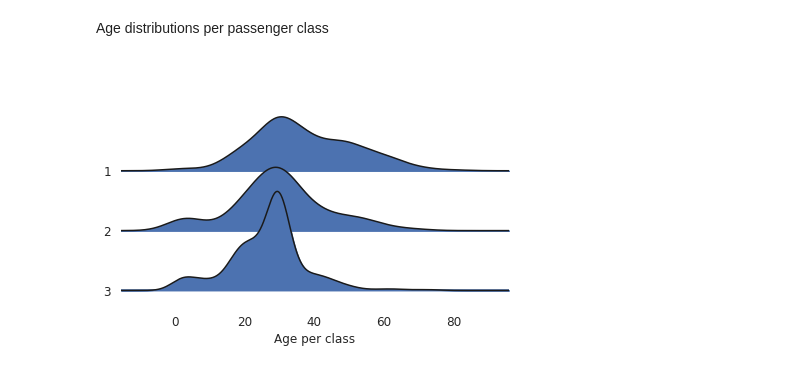
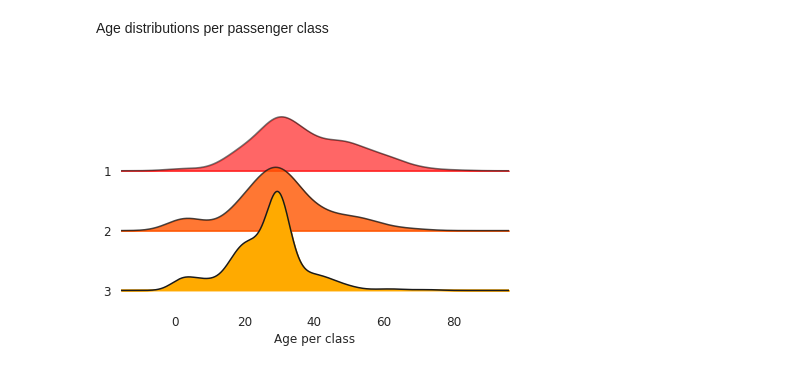
Before and after one commit to yannick42/notebooks, a Jupyter notebook: _notebooks/2022-04-24-Titanic_dataset.ipynb, the cells around one changed output. Cells and saved outputs as stored; diff of their text form; code cells hidden in the pictures.

```diff
--- a/_notebooks/2022-04-24-Titanic_dataset.ipynb
+++ b/_notebooks/2022-04-24-Titanic_dataset.ipynb
@@ -231,13 +231,14 @@ Age distributions per passenger class
 # %%
 #collapse-hide
 from joypy import joyplot
 import matplotlib.pyplot as plt
+from matplotlib import cm
 
-joyplot(df, by='Pclass', column='Age')
+joyplot(df, by='Pclass', column='Age', colormap=cm.autumn, fade = True)
 plt.xlabel("Age per class")
 plt.show()
 # %% [output]
-[figure, old version]
+[figure, new version]
 # %%
 #hide
 
```
